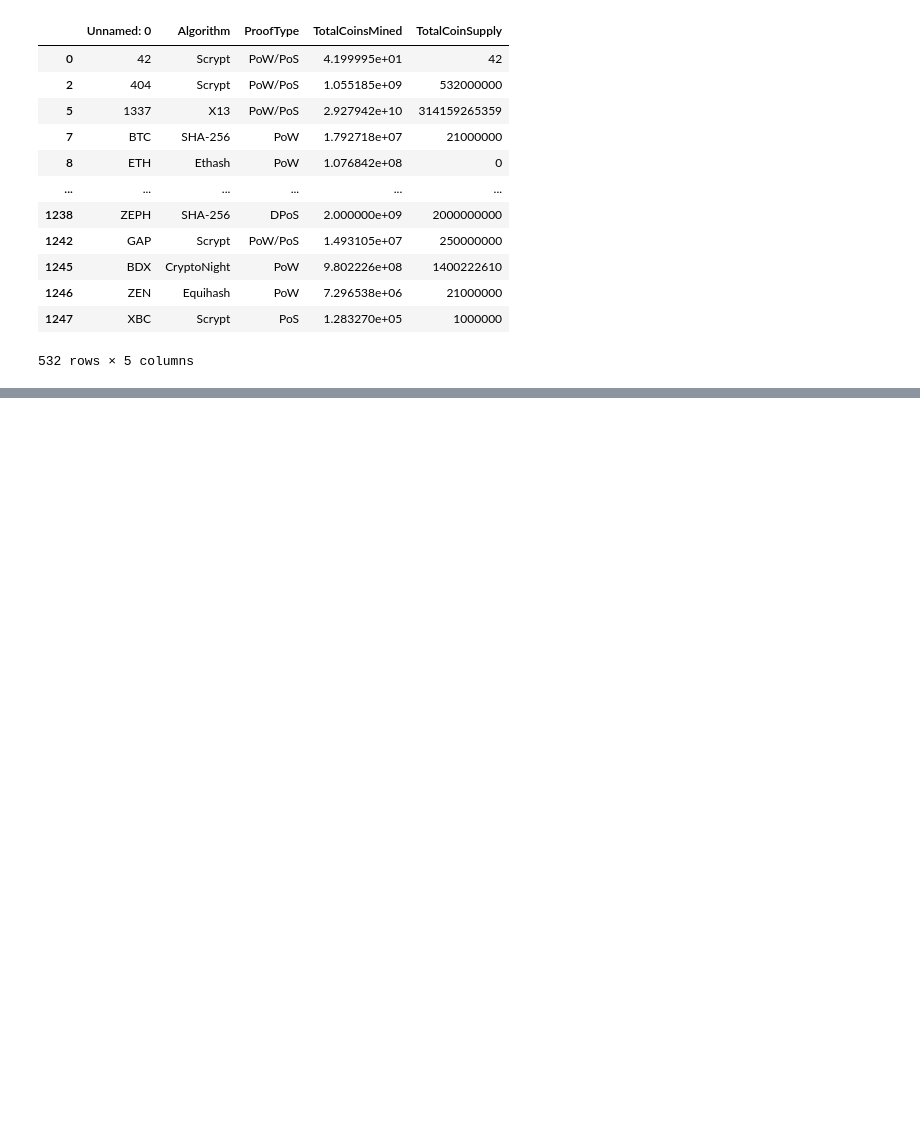
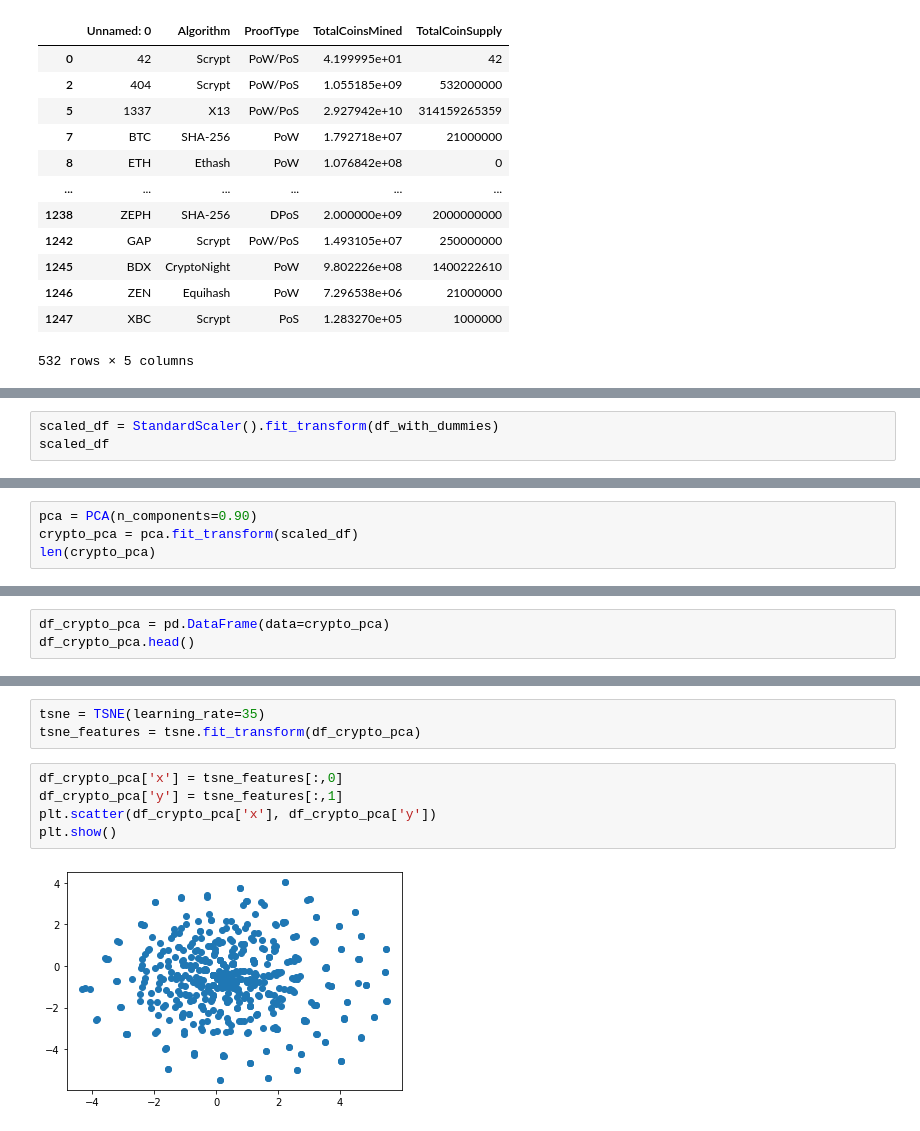
Before and after one commit to Barlow0471/Unsupervised-Learning, a Jupyter notebook: crypto.ipynb, the cells around one changed output, grey strips where cells are left out. Saved outputs shown, nothing was run; the diff lists cells and outputs as text; blank space fills up the shorter version.

```diff
--- a/crypto.ipynb
+++ b/crypto.ipynb
@@ -148,0 +134,3 @@ prooftype
+# %%
+scaled_df = StandardScaler().fit_transform(df_with_dummies)
+scaled_df
@@ -148,0 +151,4 @@ prooftype
+# %%
+pca = PCA(n_components=0.90)
+crypto_pca = pca.fit_transform(scaled_df)
+len(crypto_pca)
@@ -148,0 +157,3 @@ prooftype
+# %%
+df_crypto_pca = pd.DataFrame(data=crypto_pca)
+df_crypto_pca.head()
@@ -148,0 +168,10 @@ prooftype
+# %%
+tsne = TSNE(learning_rate=35)
+tsne_features = tsne.fit_transform(df_crypto_pca)
+# %%
+df_crypto_pca['x'] = tsne_features[:,0]
+df_crypto_pca['y'] = tsne_features[:,1]
+plt.scatter(df_crypto_pca['x'], df_crypto_pca['y'])
+plt.show()
+# %% [output]
+[figure, added]
```
Also changed, not shown: parts of 11 cells of this notebook.
